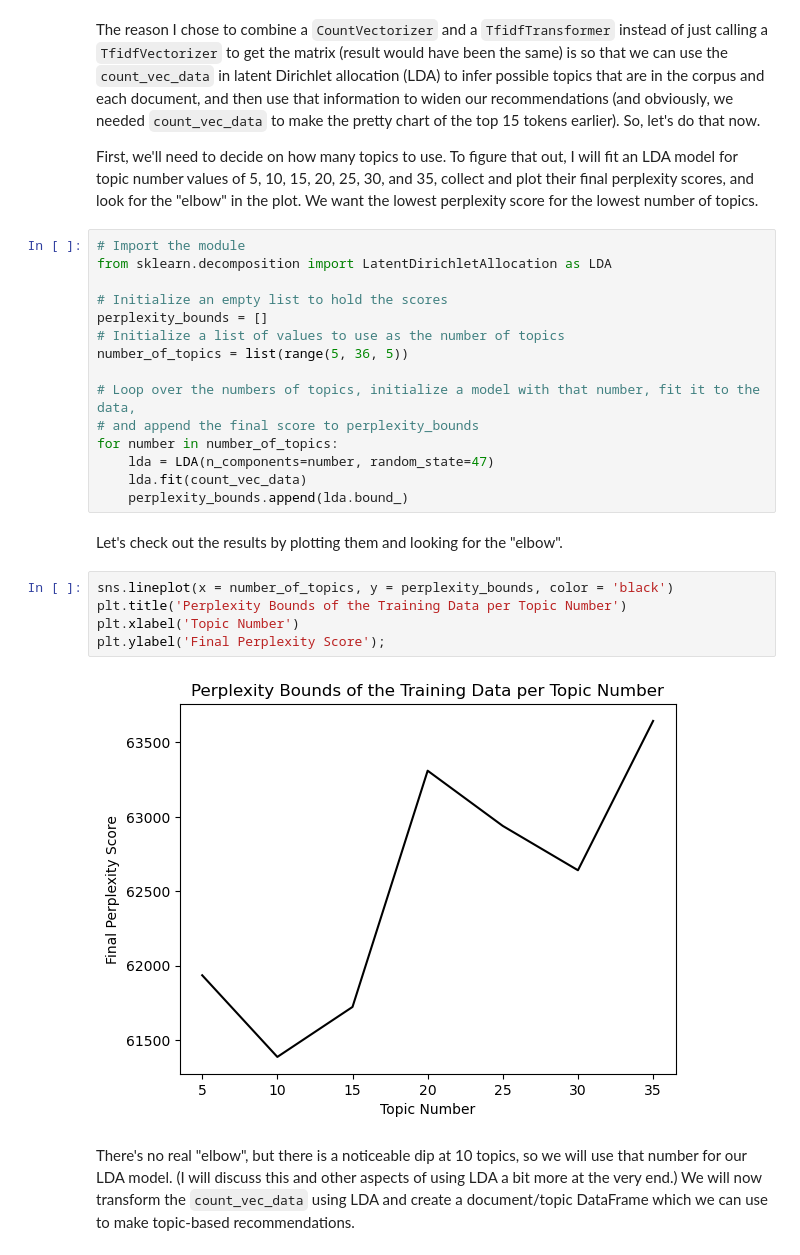
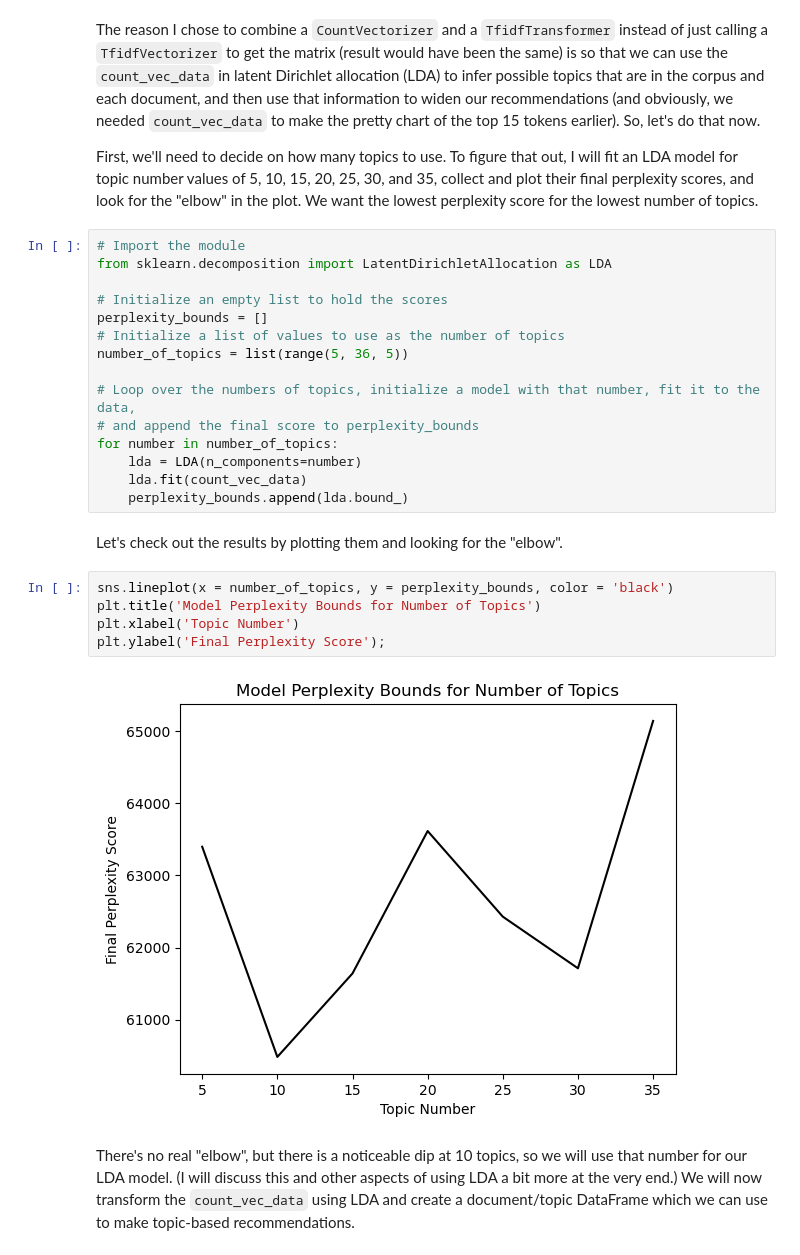
Before and after one commit to Stas-Medvedev/Book-Recommendation-System, a Jupyter notebook: notebook.ipynb, the cells around one changed output. Cells and saved outputs as stored; diff of their text form.

````diff
--- a/notebook.ipynb
+++ b/notebook.ipynb
@@ -640,18 +630,18 @@ number_of_topics = list(range(5, 36, 5))
 # Loop over the numbers of topics, initialize a model with that number, fit it to the data,
 # and append the final score to perplexity_bounds
 for number in number_of_topics:
-    lda = LDA(n_components=number, random_state=47)
+    lda = LDA(n_components=number)
     lda.fit(count_vec_data)
     perplexity_bounds.append(lda.bound_)
 # %% [markdown]
 Let's check out the results by plotting them and looking for the "elbow".
 # %%
 sns.lineplot(x = number_of_topics, y = perplexity_bounds, color = 'black')
-plt.title('Perplexity Bounds of the Training Data per Topic Number')
+plt.title('Model Perplexity Bounds for Number of Topics')
 plt.xlabel('Topic Number')
 plt.ylabel('Final Perplexity Score');
 # %% [output]
-[figure, old version]
+[figure, new version]
 # %% [markdown]
 There's no real "elbow", but there is a noticeable dip at 10 topics, so we will use that number for our LDA model. (I will discuss this and other aspects of using LDA a bit more at the very end.) We will now transform the ```count_vec_data``` using LDA and create a document/topic DataFrame which we can use to make topic-based recommendations.
 # %%
````
Also changed, not shown: parts of 17 cells of this notebook, 3 other files.
